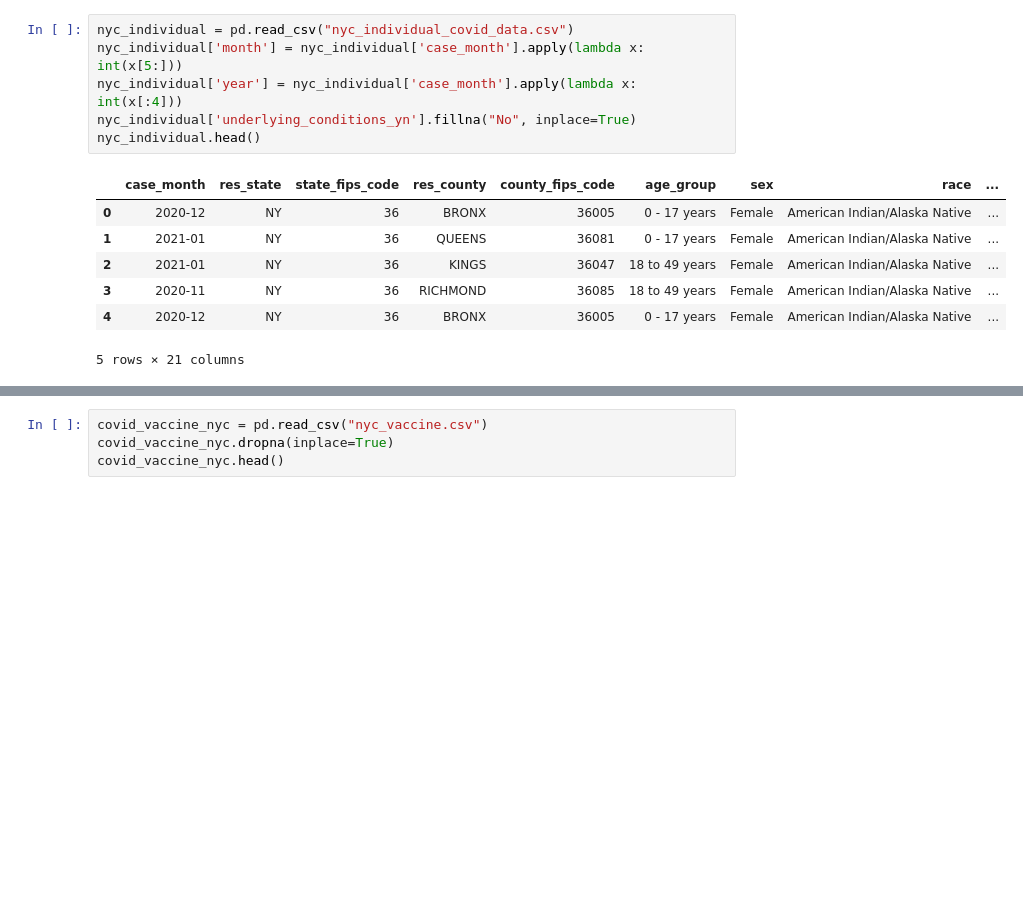
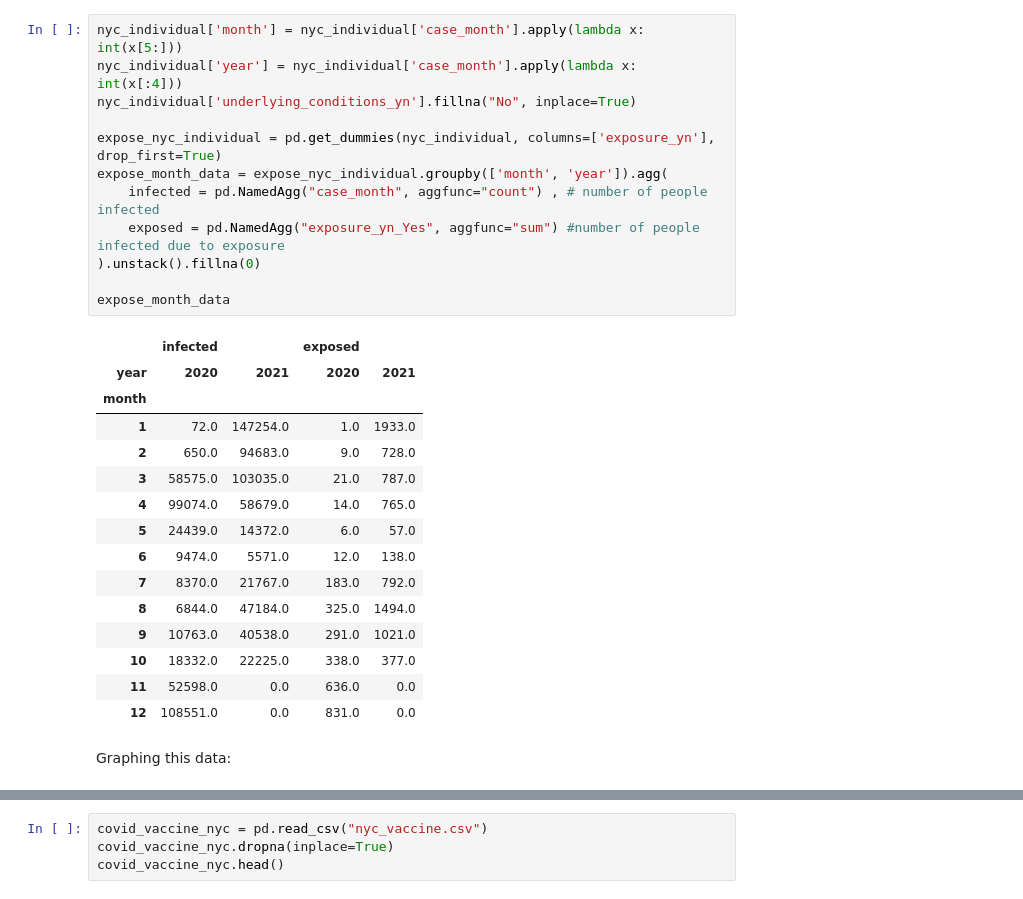
Before and after one commit to alanyu108/CS-Data-Science-Project, a Jupyter notebook: project.ipynb, the cells around one changed output, grey strips where cells are left out. Cells and saved outputs as stored; diff of their text form; blank space fills up the shorter version.

```diff
--- a/project.ipynb
+++ b/project.ipynb
@@ -61,14 +93,30 @@ plt.show()
 # %%
-nyc_individual = pd.read_csv("nyc_individual_covid_data.csv")
 nyc_individual['month'] = nyc_individual['case_month'].apply(lambda x: int(x[5:]))
 nyc_individual['year'] = nyc_individual['case_month'].apply(lambda x: int(x[:4]))
 nyc_individual['underlying_conditions_yn'].fillna("No", inplace=True)
-nyc_individual.head()
+
+expose_nyc_individual = pd.get_dummies(nyc_individual, columns=['exposure_yn'], drop_first=True)
+expose_month_data = expose_nyc_individual.groupby(['month', 'year']).agg(
+    infected = pd.NamedAgg("case_month", aggfunc="count") , # number of people infected
+    exposed = pd.NamedAgg("exposure_yn_Yes", aggfunc="sum") #number of people infected due to exposure
+).unstack().fillna(0)
+
+expose_month_data
 # %% [output]
-|  | case_month | res_state | state_fips_code | res_county | county_fips_code | age_group | sex | race | ... |
-| 0 | 2020-12 | NY | 36 | BRONX | 36005 | 0 - 17 years | Female | American Indian/Alaska Native | ... |
-| 1 | 2021-01 | NY | 36 | QUEENS | 36081 | 0 - 17 years | Female | American Indian/Alaska Native | ... |
-| 2 | 2021-01 | NY | 36 | KINGS | 36047 | 18 to 49 years | Female | American Indian/Alaska Native | ... |
-| 3 | 2020-11 | NY | 36 | RICHMOND | 36085 | 18 to 49 years | Female | American Indian/Alaska Native | ... |
-| 4 | 2020-12 | NY | 36 | BRONX | 36005 | 0 - 17 years | Female | American Indian/Alaska Native | ... |
+|  | infected |  | exposed |  |
+| year | 2020 | 2021 | 2020 | 2021 |
+| month |  |  |  |  |
+| 1 | 72.0 | 147254.0 | 1.0 | 1933.0 |
+| 2 | 650.0 | 94683.0 | 9.0 | 728.0 |
+| 3 | 58575.0 | 103035.0 | 21.0 | 787.0 |
+| 4 | 99074.0 | 58679.0 | 14.0 | 765.0 |
+| 5 | 24439.0 | 14372.0 | 6.0 | 57.0 |
+| 6 | 9474.0 | 5571.0 | 12.0 | 138.0 |
+| 7 | 8370.0 | 21767.0 | 183.0 | 792.0 |
+| 8 | 6844.0 | 47184.0 | 325.0 | 1494.0 |
+| 9 | 10763.0 | 40538.0 | 291.0 | 1021.0 |
+| 10 | 18332.0 | 22225.0 | 338.0 | 377.0 |
+| 11 | 52598.0 | 0.0 | 636.0 | 0.0 |
+| 12 | 108551.0 | 0.0 | 831.0 | 0.0 |
-5 rows × 21 columns
+# %% [markdown]
+Graphing this data:
```
Also changed, not shown: parts of 36 cells of this notebook.
